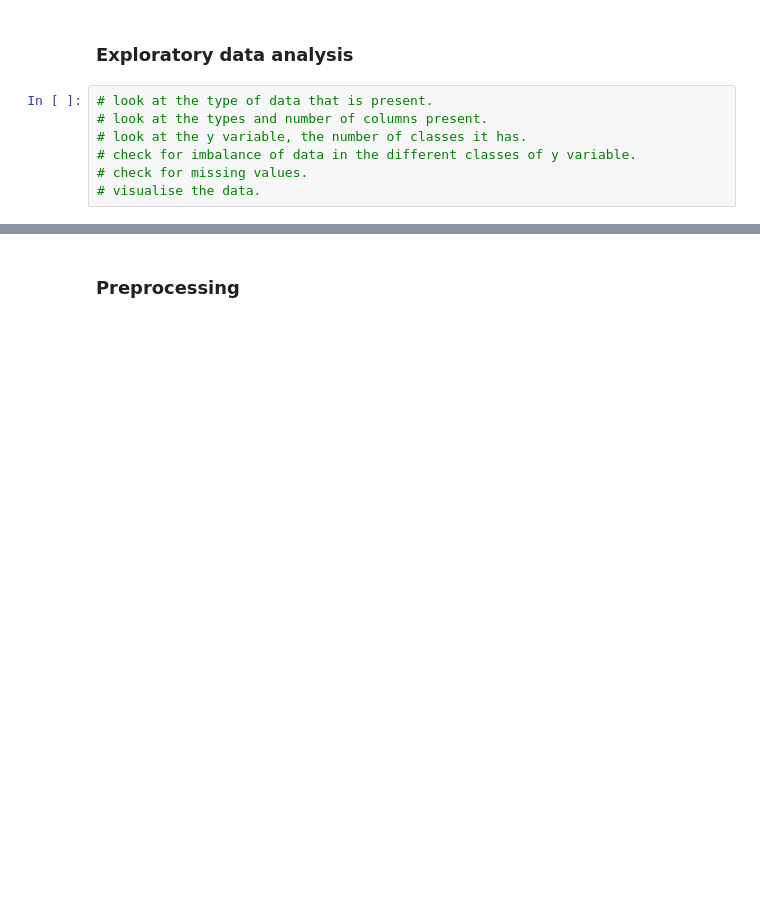
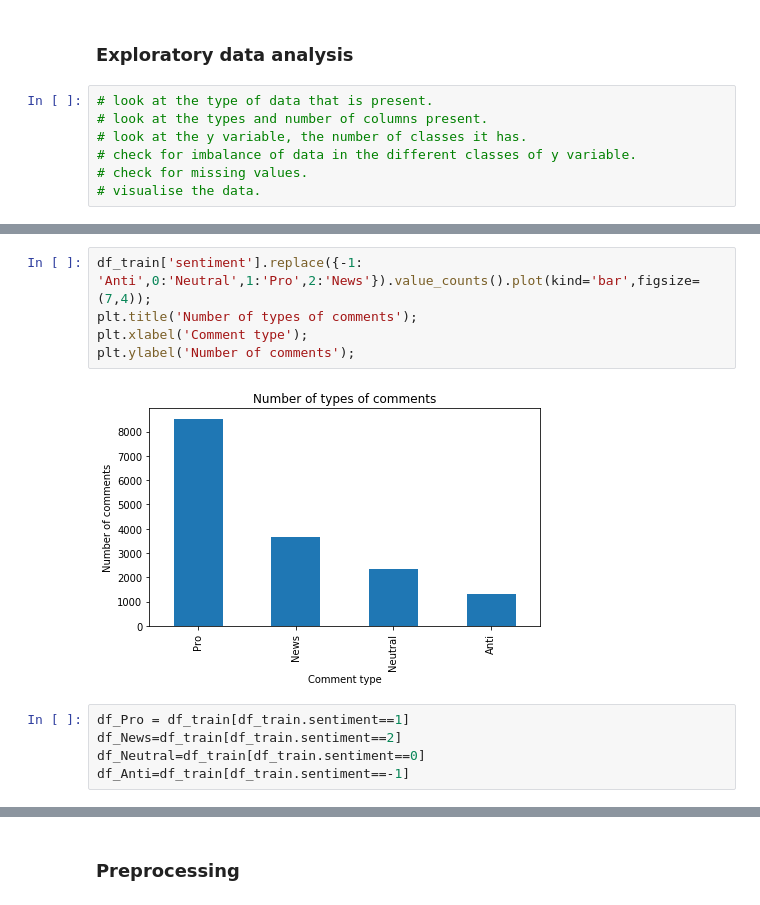
Before and after one commit to Amogelang20/RM1_classification_predict, a Jupyter notebook: Team_RM1_Classification_Predict_Notebook.ipynb, the cells around one changed output, grey strips where cells are left out. Drawn from its saved outputs; the diff is of its cells as text; blank space fills up the shorter version.

```diff
--- a/Team_RM1_Classification_Predict_Notebook.ipynb
+++ b/Team_RM1_Classification_Predict_Notebook.ipynb
@@ -78,0 +209,12 @@ df_test.head()
+# %%
+df_train['sentiment'].replace({-1: 'Anti',0:'Neutral',1:'Pro',2:'News'}).value_counts().plot(kind='bar',figsize=(7,4));
+plt.title('Number of types of comments');
+plt.xlabel('Comment type');
+plt.ylabel('Number of comments');
+# %% [output]
+[figure, added]
+# %%
+df_Pro = df_train[df_train.sentiment==1]
+df_News=df_train[df_train.sentiment==2]
+df_Neutral=df_train[df_train.sentiment==0]
+df_Anti=df_train[df_train.sentiment==-1]
```
Also changed, not shown: parts of 11 cells of this notebook.
